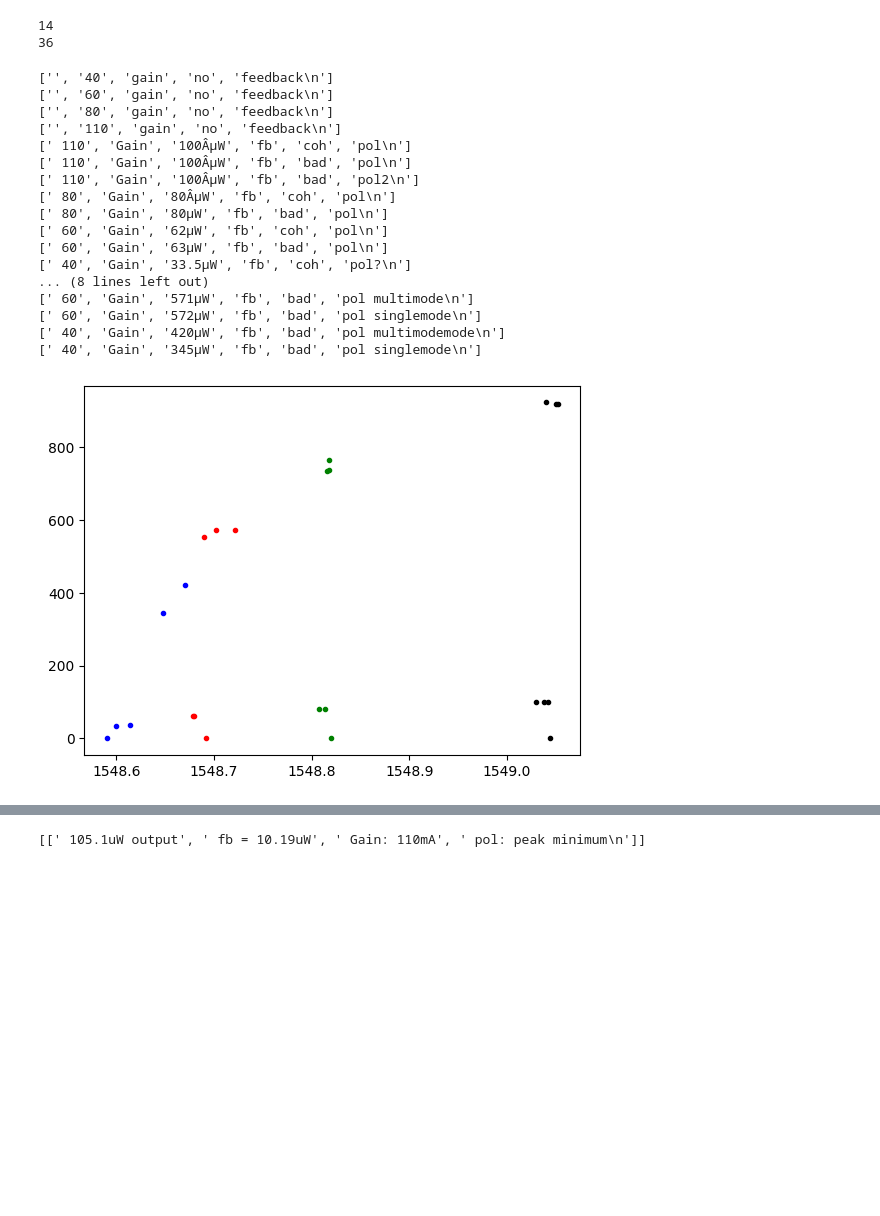
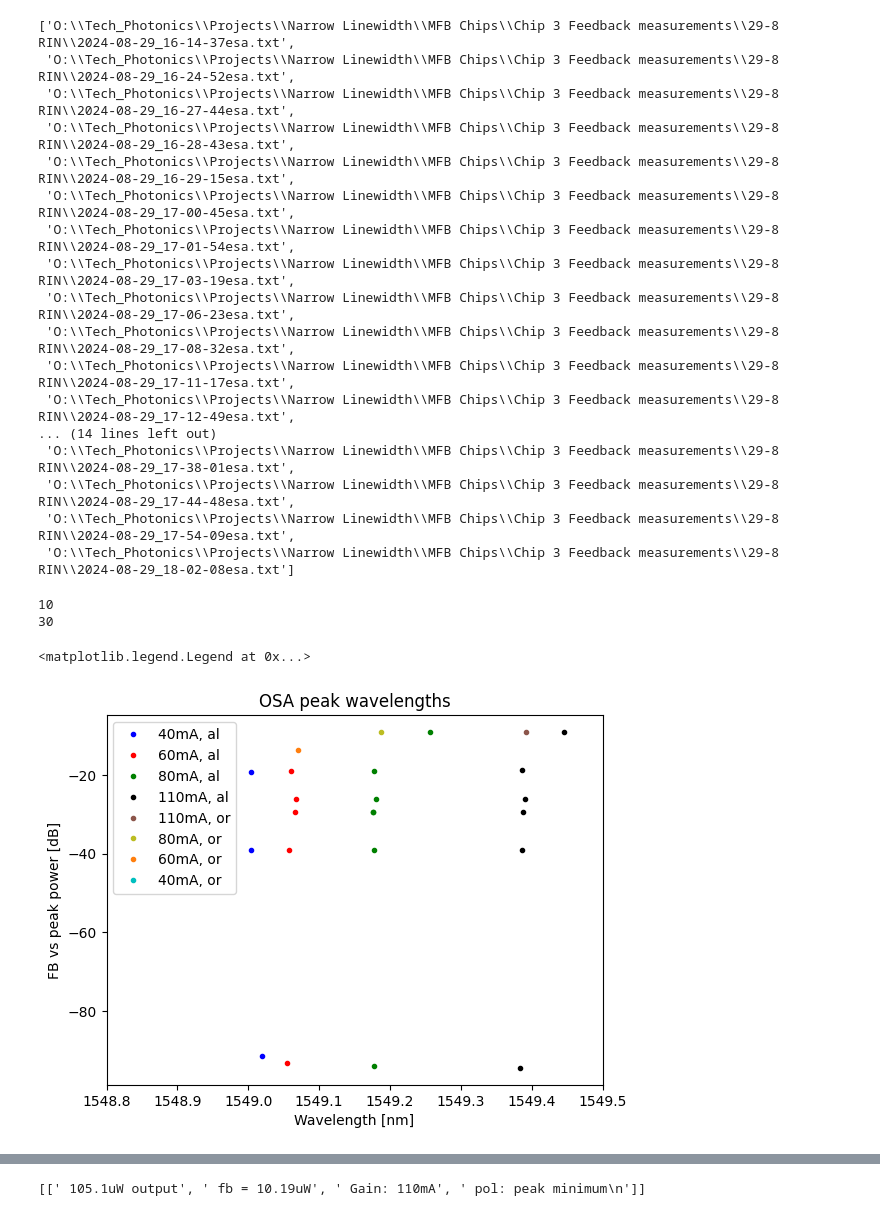
Before and after one commit to auphotonicLab/PICLab-narrow-linewidth, a Jupyter notebook: feedback_u_shaped_laser/RelaxationOscillationFreq.ipynb, the cells around one changed output, grey strips where cells are left out. Drawn from its saved outputs; the diff is of its cells as text; code cells hidden in the pictures; blank space fills up the shorter version.

Commit message:
Updated script to new data

```diff
--- a/feedback_u_shaped_laser/RelaxationOscillationFreq.ipynb
+++ b/feedback_u_shaped_laser/RelaxationOscillationFreq.ipynb
@@ -9,3 +9,23 @@ path = r"O:\Tech_Photonics\Projects\Narrow Linewidth\MFB Chips\Chip 3 Feedback m
+# %%
+get_paths_intensity(directory)[:-10]#[0][-24:-16]
+# %% [output]
+['O:\\Tech_Photonics\\Projects\\Narrow Linewidth\\MFB Chips\\Chip 3 Feedback measurements\\29-8 RIN\\2024-08-29_16-14-37esa.txt',
+ 'O:\\Tech_Photonics\\Projects\\Narrow Linewidth\\MFB Chips\\Chip 3 Feedback measurements\\29-8 RIN\\2024-08-29_16-24-52esa.txt',
+ 'O:\\Tech_Photonics\\Projects\\Narrow Linewidth\\MFB Chips\\Chip 3 Feedback measurements\\29-8 RIN\\2024-08-29_16-27-44esa.txt',
+ 'O:\\Tech_Photonics\\Projects\\Narrow Linewidth\\MFB Chips\\Chip 3 Feedback measurements\\29-8 RIN\\2024-08-29_16-28-43esa.txt',
+ 'O:\\Tech_Photonics\\Projects\\Narrow Linewidth\\MFB Chips\\Chip 3 Feedback measurements\\29-8 RIN\\2024-08-29_16-29-15esa.txt',
+ 'O:\\Tech_Photonics\\Projects\\Narrow Linewidth\\MFB Chips\\Chip 3 Feedback measurements\\29-8 RIN\\2024-08-29_17-00-45esa.txt',
+ 'O:\\Tech_Photonics\\Projects\\Narrow Linewidth\\MFB Chips\\Chip 3 Feedback measurements\\29-8 RIN\\2024-08-29_17-01-54esa.txt',
+ 'O:\\Tech_Photonics\\Projects\\Narrow Linewidth\\MFB Chips\\Chip 3 Feedback measurements\\29-8 RIN\\2024-08-29_17-03-19esa.txt',
+ 'O:\\Tech_Photonics\\Projects\\Narrow Linewidth\\MFB Chips\\Chip 3 Feedback measurements\\29-8 RIN\\2024-08-29_17-06-23esa.txt',
+ 'O:\\Tech_Photonics\\Projects\\Narrow Linewidth\\MFB Chips\\Chip 3 Feedback measurements\\29-8 RIN\\2024-08-29_17-08-32esa.txt',
+ 'O:\\Tech_Photonics\\Projects\\Narrow Linewidth\\MFB Chips\\Chip 3 Feedback measurements\\29-8 RIN\\2024-08-29_17-11-17esa.txt',
+ 'O:\\Tech_Photonics\\Projects\\Narrow Linewidth\\MFB Chips\\Chip 3 Feedback measurements\\29-8 RIN\\2024-08-29_17-12-49esa.txt',
+... (14 lines left out)
+ 'O:\\Tech_Photonics\\Projects\\Narrow Linewidth\\MFB Chips\\Chip 3 Feedback measurements\\29-8 RIN\\2024-08-29_17-38-01esa.txt',
+ 'O:\\Tech_Photonics\\Projects\\Narrow Linewidth\\MFB Chips\\Chip 3 Feedback measurements\\29-8 RIN\\2024-08-29_17-44-48esa.txt',
+ 'O:\\Tech_Photonics\\Projects\\Narrow Linewidth\\MFB Chips\\Chip 3 Feedback measurements\\29-8 RIN\\2024-08-29_17-54-09esa.txt',
+ 'O:\\Tech_Photonics\\Projects\\Narrow Linewidth\\MFB Chips\\Chip 3 Feedback measurements\\29-8 RIN\\2024-08-29_18-02-08esa.txt']
 # %%
 def get_paths_homodyne(directory):
 
@@ -370,5 +476,5 @@ def plot_intensity_data(directory):
 # %%
-directory = r"O:\Tech_Photonics\Projects\Narrow Linewidth\MFB Chips\Chip 3 Feedback measurements\24-07"
+directory = r"O:\Tech_Photonics\Projects\Narrow Linewidth\MFB Chips\Chip 3 Feedback measurements\29-8 RIN" #r"O:\Tech_Photonics\Projects\Narrow Linewidth\MFB Chips\Chip 3 Feedback measurements\24-07"
 
 paths_homodyne = get_paths_homodyne(directory)
 print(len(paths_homodyne))
@@ -376,26 +482,5 @@ print(len(paths_homodyne))
 paths_intensity = get_paths_intensity(directory)
 print(len(paths_intensity))
 # %% [output]
-14
-36
+10
+30
-# %%
-plot_OSA_data(directory)
-# %% [output]
-['', '40', 'gain', 'no', 'feedback\n']
-['', '60', 'gain', 'no', 'feedback\n']
-['', '80', 'gain', 'no', 'feedback\n']
-['', '110', 'gain', 'no', 'feedback\n']
-[' 110', 'Gain', '100ÂµW', 'fb', 'coh', 'pol\n']
-[' 110', 'Gain', '100ÂµW', 'fb', 'bad', 'pol\n']
-[' 110', 'Gain', '100ÂµW', 'fb', 'bad', 'pol2\n']
-[' 80', 'Gain', '80ÂµW', 'fb', 'coh', 'pol\n']
-[' 80', 'Gain', '80µW', 'fb', 'bad', 'pol\n']
-[' 60', 'Gain', '62µW', 'fb', 'coh', 'pol\n']
-[' 60', 'Gain', '63µW', 'fb', 'bad', 'pol\n']
-[' 40', 'Gain', '33.5µW', 'fb', 'coh', 'pol?\n']
-... (8 lines left out)
-[' 60', 'Gain', '571µW', 'fb', 'bad', 'pol multimode\n']
-[' 60', 'Gain', '572µW', 'fb', 'bad', 'pol singlemode\n']
-[' 40', 'Gain', '420µW', 'fb', 'bad', 'pol multimodemode\n']
-[' 40', 'Gain', '345µW', 'fb', 'bad', 'pol singlemode\n']
-[figure, removed]
@@ -402,3 +497,15 @@ plot_OSA_data(directory)
+# %%
+plot_OSA_data(directory)
+plt.xlim([1548.8,1549.5])
+plt.figure(0)
+#plt.legend(['40mA','60mA','80mA','110mA'])
+plt.xlabel('Wavelength [nm]')
+plt.ylabel('FB vs peak power [dB]')
+plt.title('OSA peak wavelengths')
+plt.legend()
+# %% [output]
+<matplotlib.legend.Legend at 0x...>
+[figure, added]
 # %%
 plot_rel_osc_data(directory)
 # %% [output]
```
Also changed, not shown: parts of 7 cells of this notebook, 2 other files.
